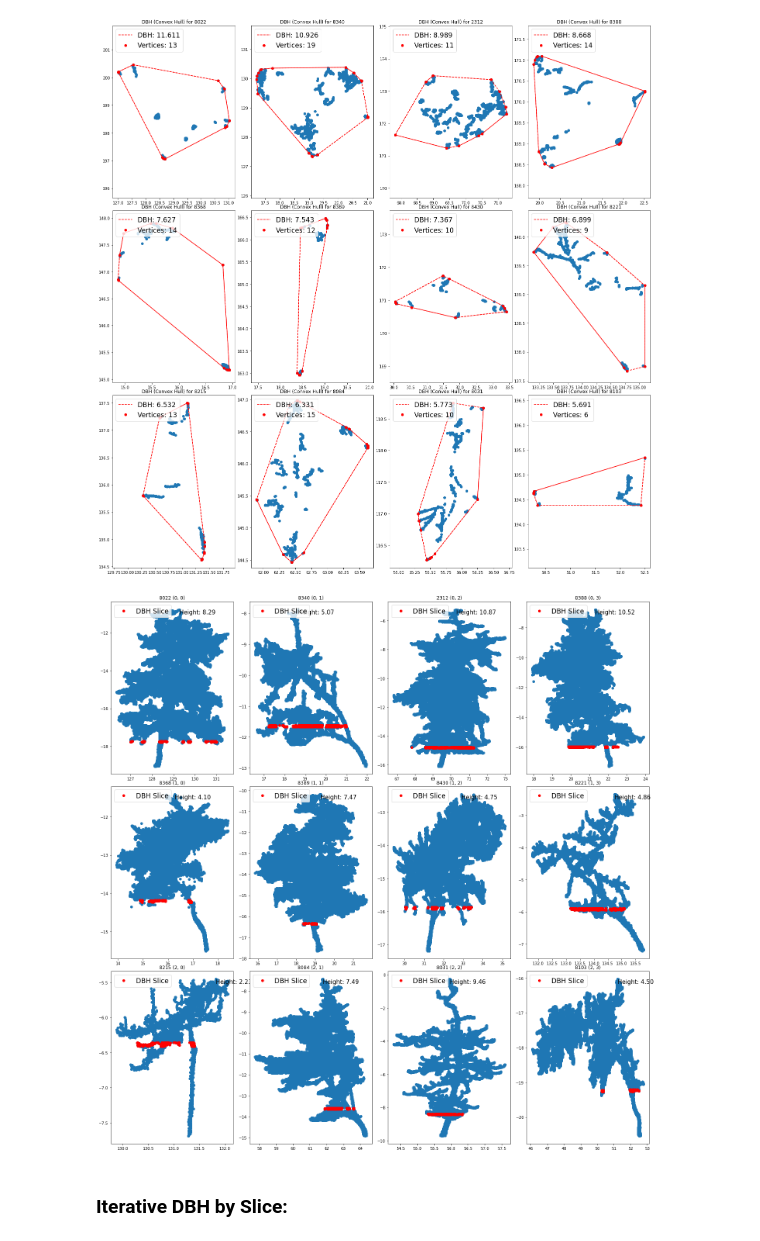
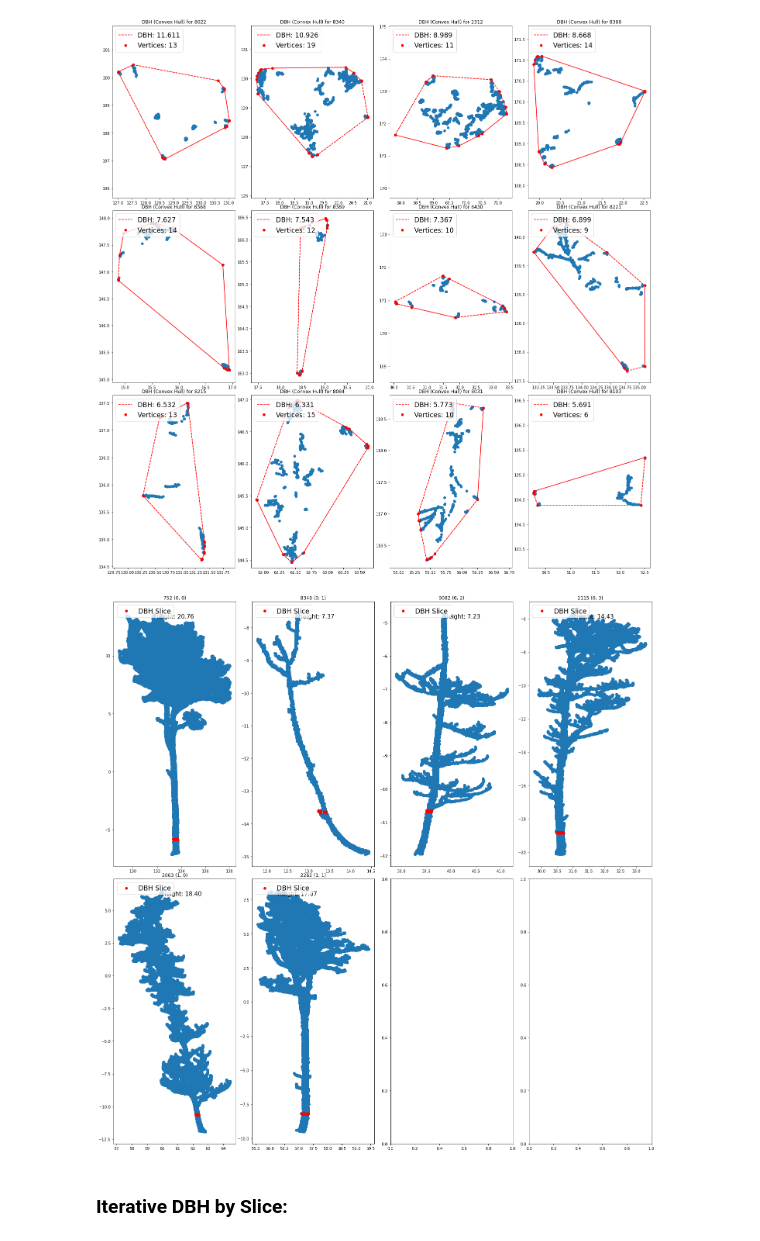
Before and after one commit to sabinenix/CloudDBH, a Jupyter notebook: CloudDBH.ipynb, the cells around one changed output. Saved outputs shown, nothing was run; the diff lists cells and outputs as text; code cells hidden in the pictures.

Commit message:
Updated plotting iterative dbh

```diff
--- a/CloudDBH.ipynb
+++ b/CloudDBH.ipynb
@@ -320,9 +336,11 @@ calc_convexhull(bigtrees, pts_path, True, ncols=4)
 [figure]
 # %%
 # plot these issue trees in 2d
-plot2D(bigtrees, pts_path, ncols=4)
+trees = ['752', '8348', '9082', '2115', '2063', '2262']
+#print(bigtrees)
+plot2D(trees, pts_path, ncols=4)
 # %% [output]
-[figure, old version]
+[figure, new version]
 # %% [markdown]
 ### Iterative DBH by Slice:
 # %%
```
Also changed, not shown: parts of 4 cells of this notebook.
